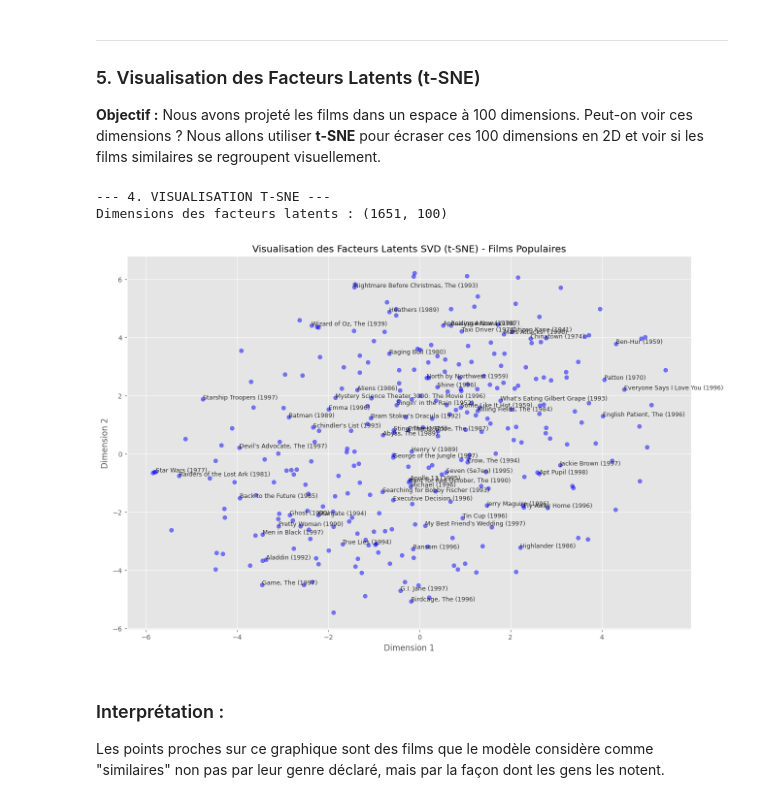
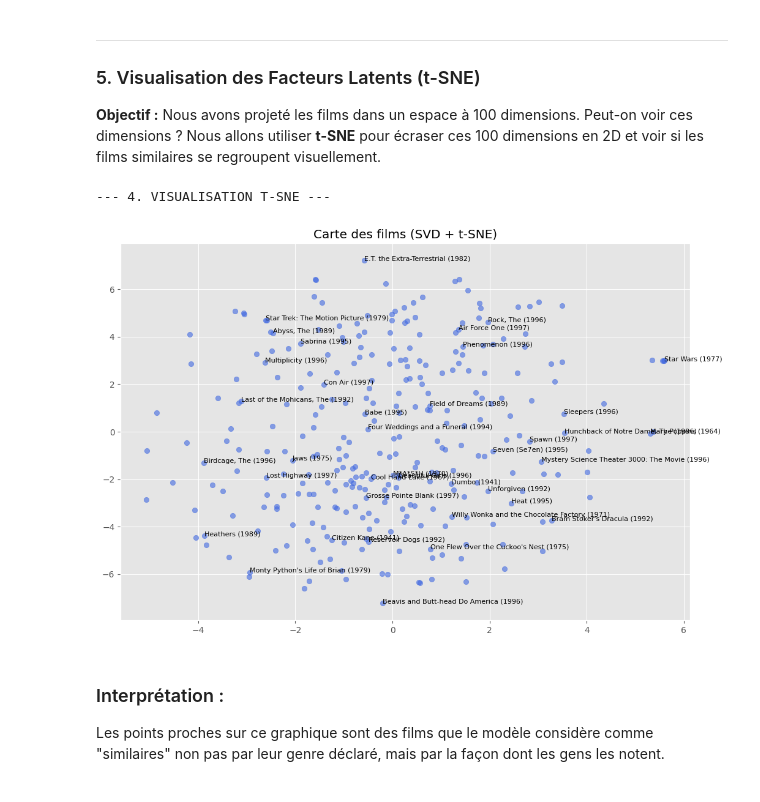
Before and after one commit to fomen2001/systeme-de-recommandation, a Jupyter notebook: Livrable_final_TCHATCHOUA_LIONEL_&_FOMENA_TSATSOP.ipynb, the cells around one changed output. Cells and saved outputs as stored; diff of their text form; code cells hidden in the pictures.

```diff
--- a/Livrable_final_TCHATCHOUA_LIONEL_&_FOMENA_TSATSOP.ipynb
+++ b/Livrable_final_TCHATCHOUA_LIONEL_&_FOMENA_TSATSOP.ipynb
@@ -623,53 +606,33 @@ Nous allons utiliser **t-SNE** pour écraser ces 100 dimensions en 2D et voir si
 # %%
 print("\n--- 4. VISUALISATION T-SNE ---")
 
-# 1. Extraction des vecteurs de films depuis le modèle SVD
-# algo_svd.qi contient la matrice Q (Items x Facteurs)
-movie_factors = algo_svd.qi
-print(f"Dimensions des facteurs latents : {movie_factors.shape}")
+movie_factors = algo_svd.qi # Facteurs latents des films
+popular_idx = ratings.groupby('movie_id')['rating'].count().sort_values(ascending=False).head(300).index
 
-# 2. Réduction de dimension (t-SNE)
-# Attention : t-SNE est lourd. On le fait sur un échantillon de 300 films populaires pour la démo
-popular_indices = ratings.groupby('movie_id')['rating'].count().sort_values(ascending=False).head(300).index
-# Il faut mapper ces movie_id vers les "raw ids" de Surprise
-# Surprise stocke les items dans un ordre interne.
 internal_indices = []
 labels = []
-
-for mid in popular_indices:
+for mid in popular_idx:
     try:
-        # Conversion ID Réel -> ID Interne Surprise
+        # Conversion ID Réel -> ID Surprise
         inner_iid = algo_svd.trainset.to_inner_iid(mid)
         internal_indices.append(inner_iid)
         labels.append(items[items['movie_id'] == mid]['movie_title'].values[0])
-    except ValueError:
-        pass
+    except: pass
 
-# On prend les vecteurs correspondants
 selected_factors = movie_factors[internal_indices]
-
-# 3. Application t-SNE
 tsne = TSNE(n_components=2, random_state=42, perplexity=30)
 projections = tsne.fit_transform(selected_factors)
 
-# 4. Plot
-plt.figure(figsize=(15, 10))
-plt.scatter(projections[:, 0], projections[:, 1], alpha=0.5, c='blue')
-
-# Ajout des titres (annoter quelques points)
+plt.figure(figsize=(12, 8))
+plt.scatter(projections[:, 0], projections[:, 1], alpha=0.6, c='royalblue')
 for i, title in enumerate(labels):
-    # On affiche 1 titre sur 5 pour ne pas surcharger
-    if i % 5 == 0:
-        plt.annotate(title, (projections[i, 0], projections[i, 1]), fontsize=9, alpha=0.8)
-
-plt.title("Visualisation des Facteurs Latents SVD (t-SNE) - Films Populaires")
-plt.xlabel("Dimension 1")
-plt.ylabel("Dimension 2")
+    if i % 8 == 0: # Affiche un titre sur 8 pour lisibilité
+        plt.annotate(title, (projections[i, 0], projections[i, 1]), fontsize=8)
+plt.title("Carte des films (SVD + t-SNE)")
 plt.show()
 # %% [output]
 --- 4. VISUALISATION T-SNE ---
-Dimensions des facteurs latents : (1651, 100)
-[figure, old version]
+[figure, new version]
 # %% [markdown]
 ### Interprétation :
 Les points proches sur ce graphique sont des films que le modèle considère comme "similaires"
```
Also changed, not shown: parts of 20 cells of this notebook.
